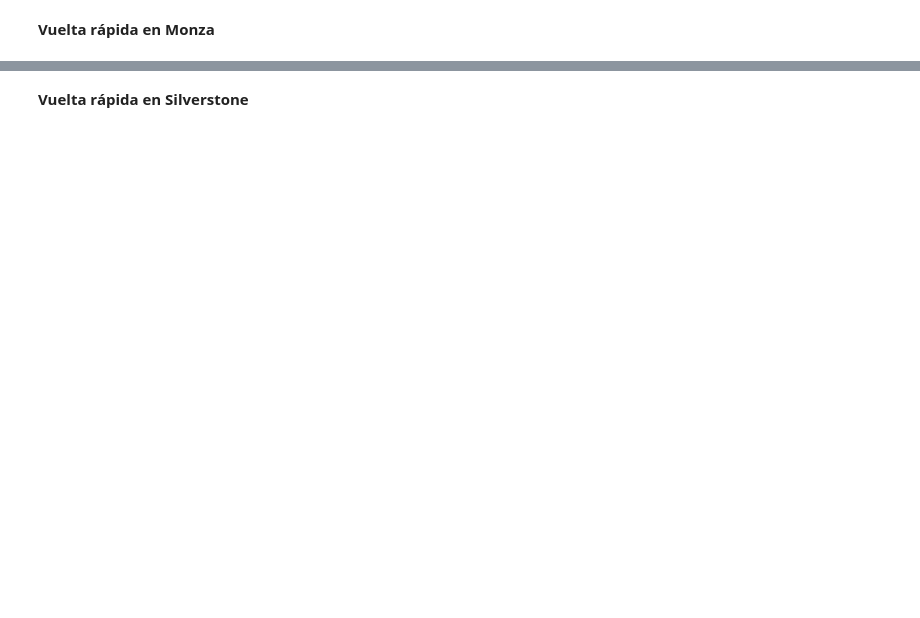
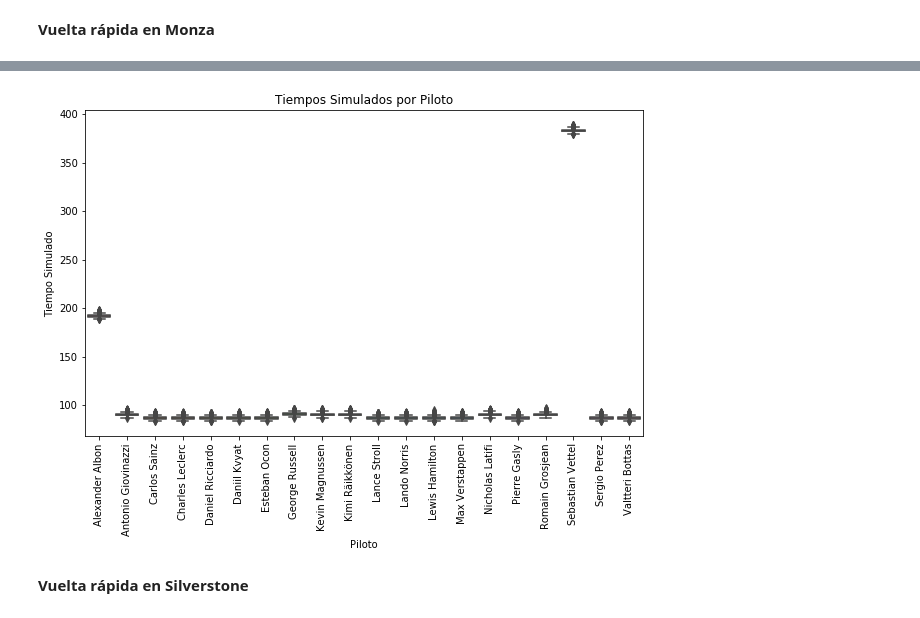
Before and after one commit to carolanb/Proyecto_modulo1, a Jupyter notebook: ProyectoModulo1_LopezA_NavarroC.ipynb, the cells around one changed output, grey strips where cells are left out. Drawn from its saved outputs; the diff is of its cells as text; code cells hidden in the pictures; blank space fills up the shorter version.

```diff
--- a/ProyectoModulo1_LopezA_NavarroC.ipynb
+++ b/ProyectoModulo1_LopezA_NavarroC.ipynb
@@ -747,7 +754,3 @@ print(a, media, scale) #no se utilizará esta media para la simulación, si no l
-# %%
-#Obtener parámetros para la distribución Johnson su
-a, media, scale = params_mz #b: arreglo con los tiempos de vuelta en monza
-print(a, media, scale) #no se utilizará esta media para la simulación, si no la media particular de cada piloto
 # %%
 #función específica para simular los tiempos de los pilotos en el GP de Monza
 
@@ -770,6 +773,9 @@ def vuelta_rapida_mz(N:'numero de vueltas simuladas por piloto',flag=0):
         return s_data #simulación sin outliers
     else:
         return sim_data
+# %%
+sim_dt_monza = vuelta_rapida_mz(10000,1)
+sim_dt_monza2 = vuelta_rapida_mz(10000,2)
 # %%
 #SIMULACION MONTECARLO
 
@@ -1706,6 +1926,8 @@ boxplt(sim_dt_monza,'Tiempos Simulados por Piloto') #sin outliers de la simulaci
 # %%
-sim_dt_monza = vuelta_rapida_mz(10000,2)
-boxplt(sim_dt_monza,'Tiempos Simulados por Piloto') #simulacion con outliers
+
+boxplt(sim_dt_monza2,'Tiempos Simulados por Piloto') #simulacion con outliers
+# %% [output]
+[figure, added]
 # %% [markdown]
 **Vuelta rápida en Silverstone**
 # %%
```
Also changed, not shown: parts of 97 cells of this notebook.
